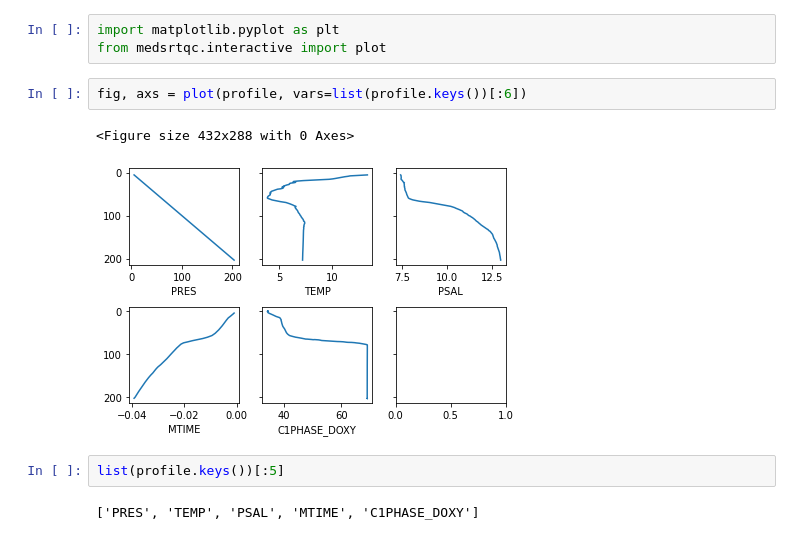
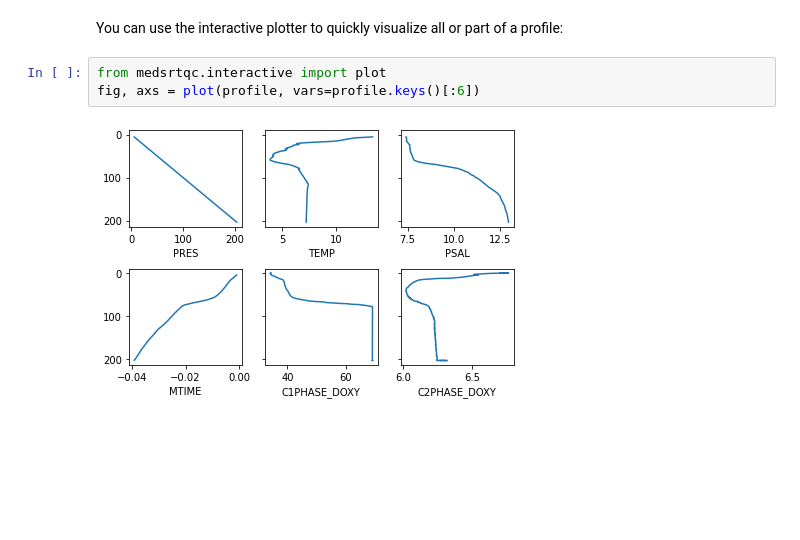
Before and after one commit to ArgoCanada/medsrtqc, a Jupyter notebook: README.ipynb, the cells around one changed output. Drawn from its saved outputs; the diff is of its cells as text; blank space fills up the shorter version.

```diff
--- a/README.ipynb
+++ b/README.ipynb
@@ -58,13 +58,8 @@ Trace(
 )
-# %%
-import matplotlib.pyplot as plt
-from medsrtqc.interactive import plot
+# %% [markdown]
+You can use the interactive plotter to quickly visualize all or part of a profile:
 # %%
-fig, axs = plot(profile, vars=list(profile.keys())[:6])
+from medsrtqc.interactive import plot
+fig, axs = plot(profile, vars=profile.keys()[:6])
 # %% [output]
-<Figure size 432x288 with 0 Axes>
-[figure, old version]
+[figure, new version]
-# %%
-list(profile.keys())[:5]
-# %% [output]
-['PRES', 'TEMP', 'PSAL', 'MTIME', 'C1PHASE_DOXY']
```
Also changed, not shown: parts of 14 cells of this notebook, 3 other files.
